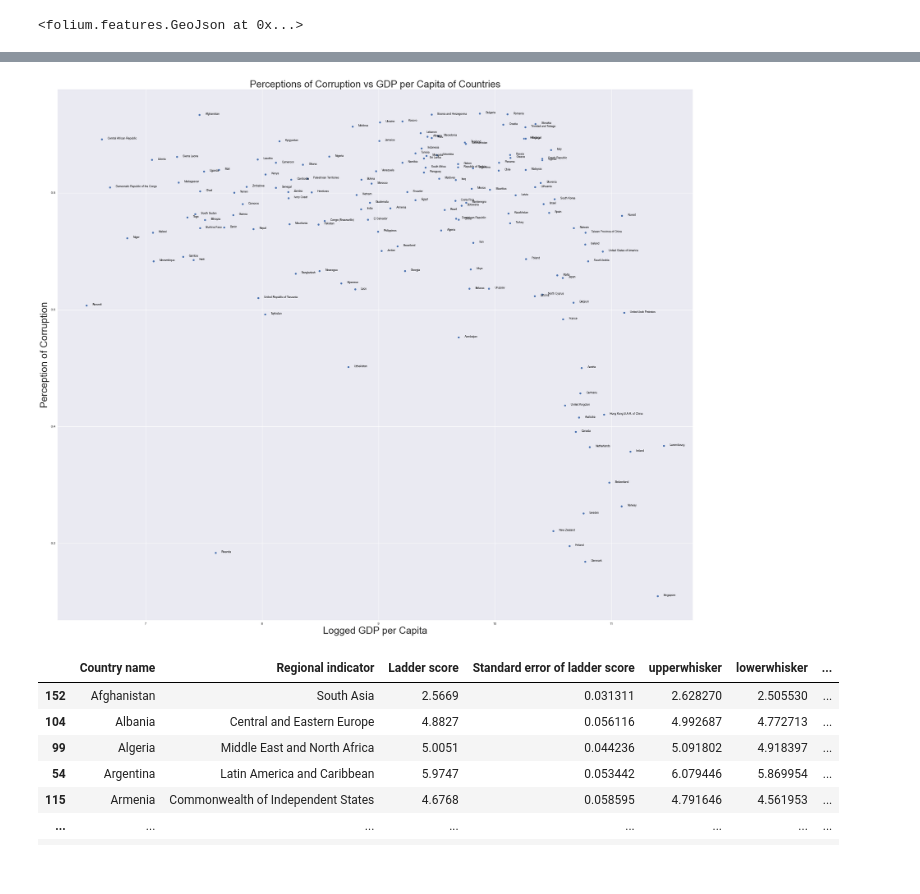
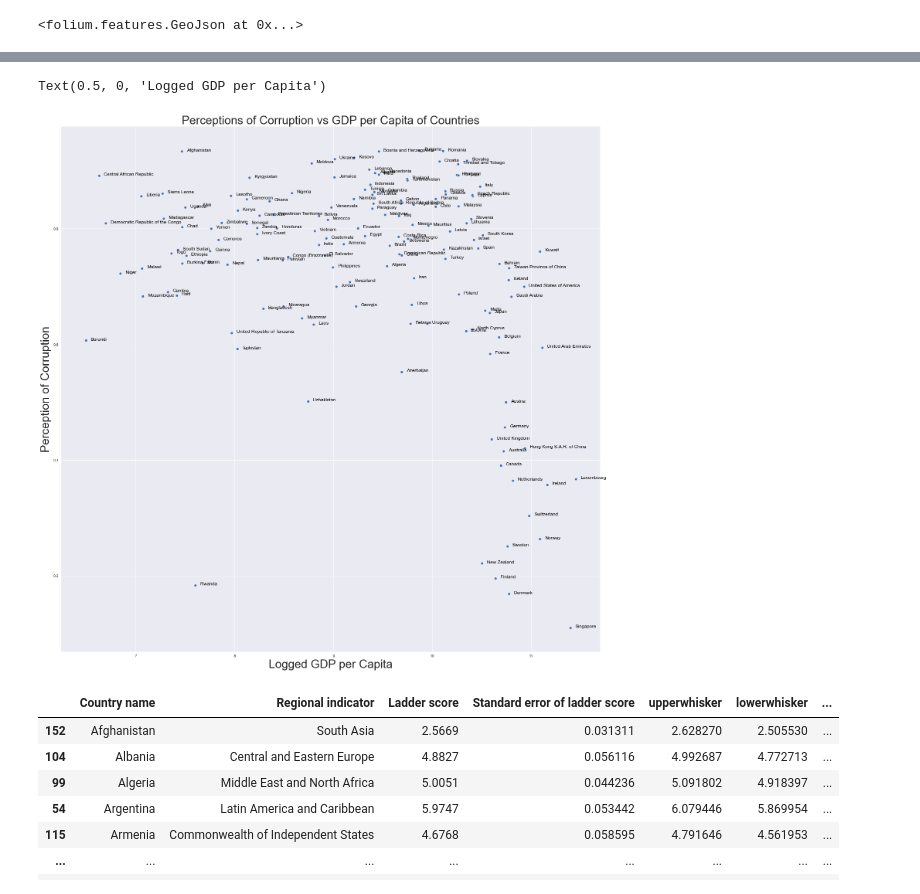
Before and after one commit to datares/happy-pineapples, a Jupyter notebook: analysis/map_visualization.ipynb, the cells around one changed output, grey strips where cells are left out. Drawn from its saved outputs; the diff is of its cells as text; code cells hidden in the pictures.

Commit message:
updated corruption v gdp graph

```diff
--- a/analysis/map_visualization.ipynb
+++ b/analysis/map_visualization.ipynb
@@ -107,23 +107,24 @@ m
 # %% [output]
 [interactive output not drawn]
 # %%
-f = plt.figure(figsize=(35, 30))
+f = plt.figure(figsize=(25, 25))
 g = sns.scatterplot(data=df2, x="Logged GDP per capita", y="Perceptions of corruption")
 
 for line in range(0, df2.shape[0]):
     g.text(df2["Logged GDP per capita"][line]+.05,
            df2["Perceptions of corruption"][line],
            df2["Country name"][line],
            horizontalalignment="left",
-           size="small",
+           size="large",
            color="black"
 )
 plt.title("Perceptions of Corruption vs GDP per Capita of Countries", fontsize=30)
 plt.ylabel("Perception of Corruption", fontsize=30)
 plt.xlabel("Logged GDP per Capita", fontsize=30)
-plt.savefig("corruptionvgdp.png")
+# plt.savefig("corruptionvgdp.png")
 # %% [output]
+Text(0.5, 0, 'Logged GDP per Capita')
-[figure, old version]
+[figure, new version]
 # %%
 df2 = df.copy()
 df2["GDP per capita"] = 10**df2["Logged GDP per capita"]
```
Also changed, not shown: 1 other file.
